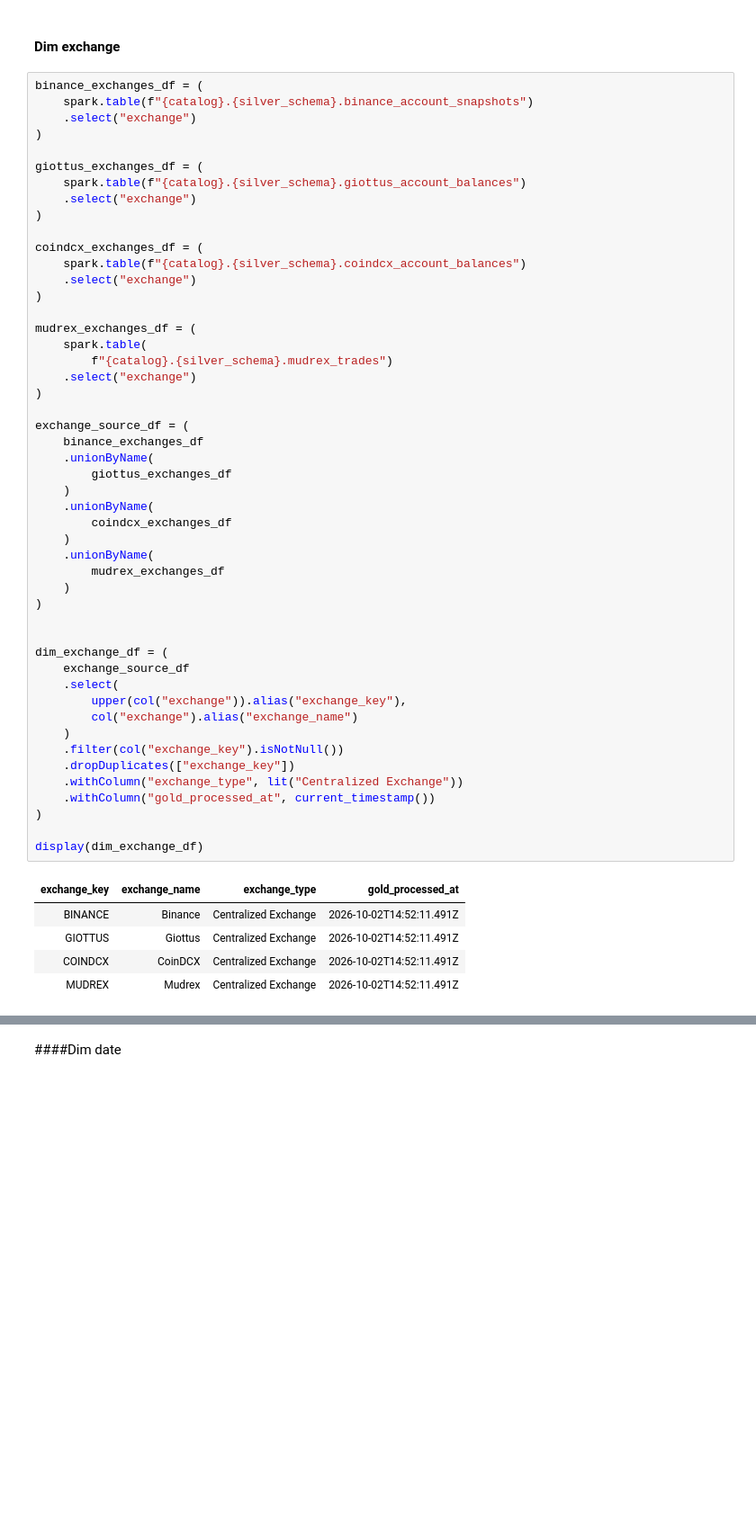
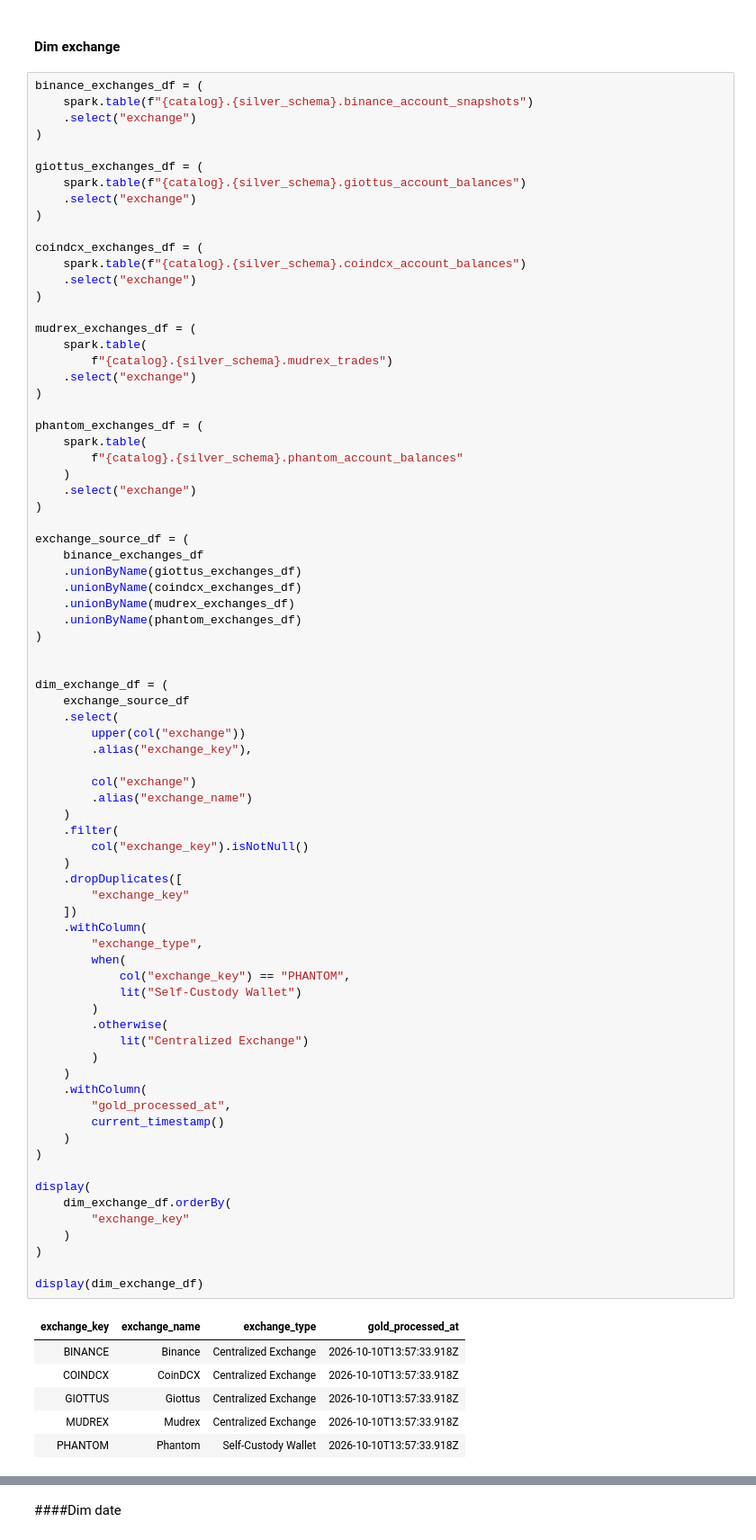
Before and after one commit to databygaurav/crypto-lakehouse-platform, a Jupyter notebook: databricks/03_gold/dimensions_gold.ipynb, the cells around one changed output, grey strips where cells are left out. Shown at 90% size. Drawn from its saved outputs; the diff is of its cells as text; blank space fills up the shorter version.

Commit message:
Add Phantom wallet ingestion and lakehouse integration

```diff
--- a/databricks/03_gold/dimensions_gold.ipynb
+++ b/databricks/03_gold/dimensions_gold.ipynb
@@ -272,49 +283,77 @@ binance_exchanges_df = (
 giottus_exchanges_df = (
     spark.table(f"{catalog}.{silver_schema}.giottus_account_balances")
     .select("exchange")
 )
 
 coindcx_exchanges_df = (
     spark.table(f"{catalog}.{silver_schema}.coindcx_account_balances")
     .select("exchange")
 )
 
 mudrex_exchanges_df = (
     spark.table(
         f"{catalog}.{silver_schema}.mudrex_trades")
     .select("exchange")
 )
 
+phantom_exchanges_df = (
+    spark.table(
+        f"{catalog}.{silver_schema}.phantom_account_balances"
+    )
+    .select("exchange")
+)
+
 exchange_source_df = (
     binance_exchanges_df
-    .unionByName(
-        giottus_exchanges_df
-    )
-    .unionByName(
-        coindcx_exchanges_df
-    )
-    .unionByName(
-        mudrex_exchanges_df
-    )
+    .unionByName(giottus_exchanges_df)
+    .unionByName(coindcx_exchanges_df)
+    .unionByName(mudrex_exchanges_df)
+    .unionByName(phantom_exchanges_df)
 )
 
 
 dim_exchange_df = (
     exchange_source_df
     .select(
-        upper(col("exchange")).alias("exchange_key"),
-        col("exchange").alias("exchange_name")
+        upper(col("exchange"))
+        .alias("exchange_key"),
+
+        col("exchange")
+        .alias("exchange_name")
     )
-    .filter(col("exchange_key").isNotNull())
-    .dropDuplicates(["exchange_key"])
-    .withColumn("exchange_type", lit("Centralized Exchange"))
-    .withColumn("gold_processed_at", current_timestamp())
+    .filter(
+        col("exchange_key").isNotNull()
+    )
+    .dropDuplicates([
+        "exchange_key"
+    ])
+    .withColumn(
+        "exchange_type",
+        when(
+            col("exchange_key") == "PHANTOM",
+            lit("Self-Custody Wallet")
+        )
+        .otherwise(
+            lit("Centralized Exchange")
+        )
+    )
+    .withColumn(
+        "gold_processed_at",
+        current_timestamp()
+    )
+)
+
+display(
+    dim_exchange_df.orderBy(
+        "exchange_key"
+    )
 )
 
 display(dim_exchange_df)
 # %% [output]
 | exchange_key | exchange_name | exchange_type | gold_processed_at |
-| BINANCE | Binance | Centralized Exchange | 2026-10-02T14:52:11.491Z |
-| GIOTTUS | Giottus | Centralized Exchange | 2026-10-02T14:52:11.491Z |
-| COINDCX | CoinDCX | Centralized Exchange | 2026-10-02T14:52:11.491Z |
-| MUDREX | Mudrex | Centralized Exchange | 2026-10-02T14:52:11.491Z |
+| BINANCE | Binance | Centralized Exchange | 2026-10-10T13:57:33.918Z |
+| COINDCX | CoinDCX | Centralized Exchange | 2026-10-10T13:57:33.918Z |
+| GIOTTUS | Giottus | Centralized Exchange | 2026-10-10T13:57:33.918Z |
+| MUDREX | Mudrex | Centralized Exchange | 2026-10-10T13:57:33.918Z |
+| PHANTOM | Phantom | Self-Custody Wallet | 2026-10-10T13:57:33.918Z |
```
Also changed, not shown: parts of 9 cells of this notebook, 7 other files.
